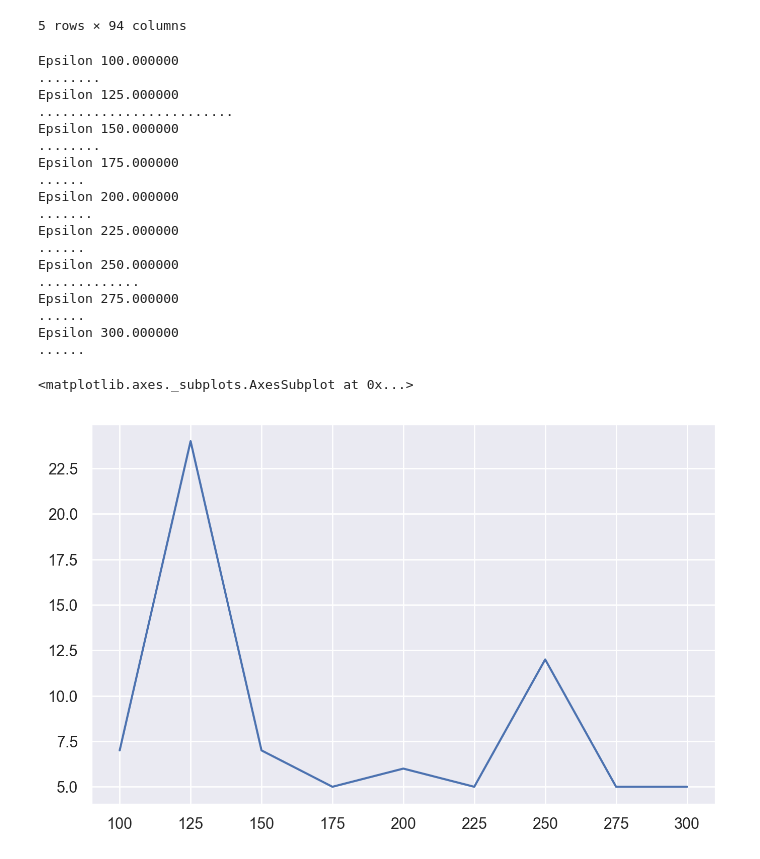
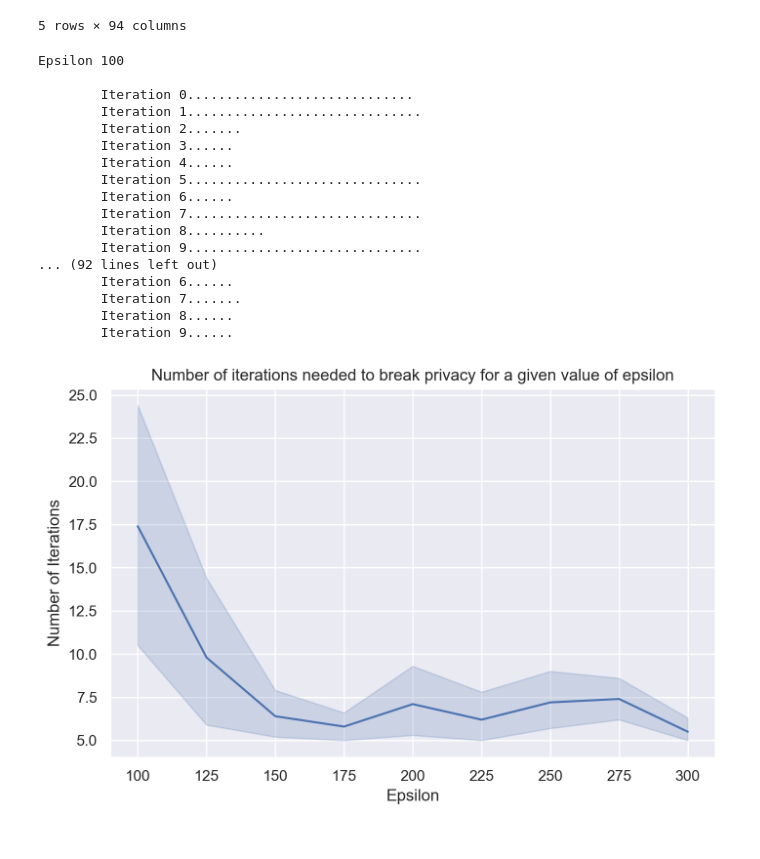
Before and after one commit to mishra-swati/CS784-Project, a Jupyter notebook: attack.ipynb, the cells around one changed output. Cells and saved outputs as stored; diff of their text form; code cells hidden in the pictures.

Commit message:
Finished attack.ipynb

```diff
--- a/attack.ipynb
+++ b/attack.ipynb
@@ -75,7 +75,8 @@ for example, label in zip(x, y):
 def attack(epsilon):
     results_df = pd.DataFrame(columns=['Iteration', 'Grade', 'Probability'])
     grades = sorted(list(grade_to_label_dict.keys()))
-    for i in range(int(epsilon // 5)):
+    max_iterations = int((1/epsilon) * 3000)
+    for i in range(max_iterations):
         print(".", end='')
         bounds = [(1, 7) for i in range(x.shape[1])]
         dp_naive_bayes_model = dp.GaussianNB(bounds=bounds, epsilon=epsilon, var_smoothing=1)
@@ -95,33 +96,38 @@ def attack(epsilon):
     return results_df
 # %%
 epsilons = np.linspace(100, 300, 9)
-iterations = []
+iterations_df = pd.DataFrame(columns=['Iteration', 'Number of Iterations', 'Epsilon'])
 for epsilon in epsilons:
-    print('\nEpsilon %f' % epsilon)
-    df = attack(epsilon)
-    iterations.append(df.iloc[-1]['Iteration'])
+    print('\nEpsilon %d' % epsilon)
+    for i in range(10):
+        print('\n\tIteration %d' % i, end='')
+        df = attack(epsilon)
+        row = pd.Series(index=iterations_df.columns)
+        row['Iteration'] = i
+        row['Number of Iterations'] = df.iloc[-1]['Iteration']
+        row['Epsilon'] = epsilon
+        iterations_df = iterations_df.append(row, ignore_index=True)
 # %% [output]
-Epsilon 100.000000
-........
-Epsilon 125.000000
-.........................
-Epsilon 150.000000
-........
-Epsilon 175.000000
-......
-Epsilon 200.000000
-.......
-Epsilon 225.000000
-......
-Epsilon 250.000000
-.............
-Epsilon 275.000000
-......
-Epsilon 300.000000
-......
+Epsilon 100
+
+        Iteration 0.............................
+        Iteration 1..............................
+        Iteration 2.......
+        Iteration 3......
+        Iteration 4......
+        Iteration 5..............................
+        Iteration 6......
+        Iteration 7..............................
+        Iteration 8..........
+        Iteration 9..............................
+... (92 lines left out)
+        Iteration 6......
+        Iteration 7.......
+        Iteration 8......
+        Iteration 9......
-# %%
-plot()
-sns.lineplot(x=epsilons, y=iterations)
-# %% [output]
-<matplotlib.axes._subplots.AxesSubplot at 0x...>
-[figure, removed]
+# %%
+plot()
+sns.lineplot(x='Epsilon', y='Number of Iterations', data=iterations_df)
+plt.title("Number of iterations needed to break privacy for a given value of epsilon");
+# %% [output]
+[figure, added]
```
